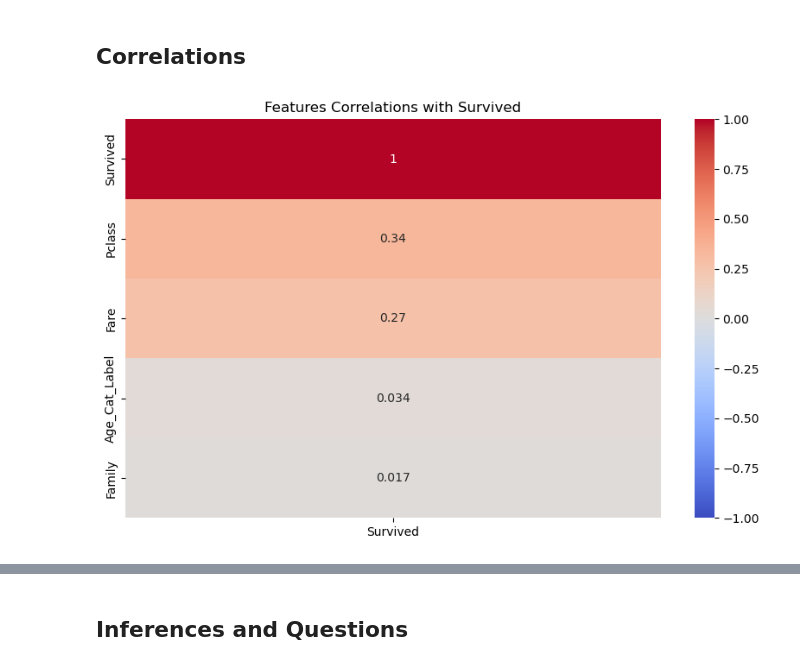
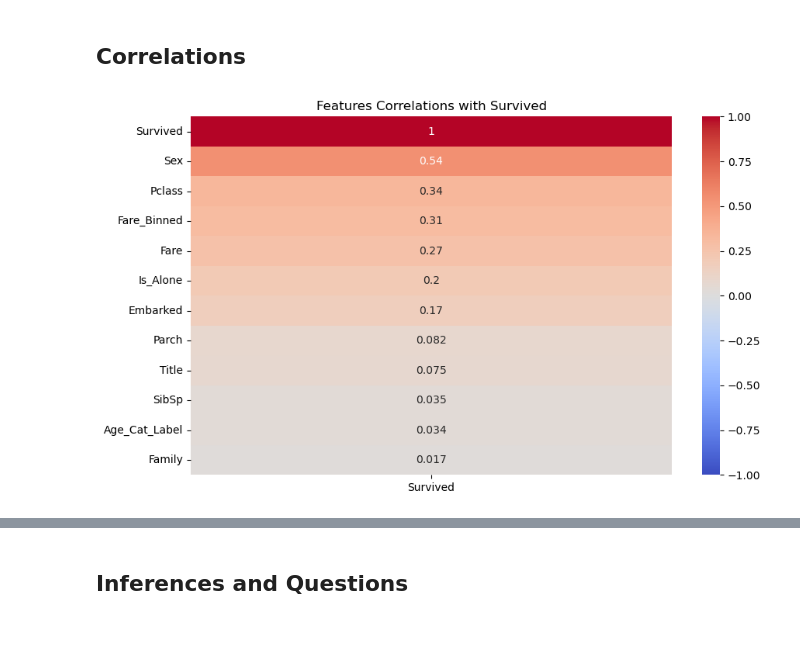
Before and after one commit to fatih-ml/titanic-survival-prediction, a Jupyter notebook: titanic_combined.ipynb, the cells around one changed output, grey strips where cells are left out. Cells and saved outputs as stored; diff of their text form; code cells hidden in the pictures; blank space fills up the shorter version.

```diff
--- a/titanic_combined.ipynb
+++ b/titanic_combined.ipynb
@@ -312,5 +317,5 @@ Currently i will drop Ticket Column, since it will not add too much value to my
-# %%
-df.drop(columns=['Ticket'], inplace=True)
+# %%
+df['Is_Alone'] = (df['Family'] == 1).astype(int)
 # %% [markdown]
 ## Check for Outliers
 # %%
@@ -416,0 +421,4 @@ df.sample(3)
+# %%
+df['Fare_Binned'] = pd.qcut(df['Fare'], q=5, labels=False, precision=3)
+df['Fare_Binned'] = df['Fare_Binned']+1
+df['Fare_Binned'].value_counts()
@@ -452,0 +490,5 @@ numerical_features = df_train.select_dtypes(include='number').columns
+# %%
+label_encoder_eda = LabelEncoder()
+df_encoded_eda = df_train[['Sex', 'Embarked', 'Title']].apply(label_encoder_eda.fit_transform)
+df_corr_labeled = pd.concat([df_train, df_encoded_eda], axis=1)
+df_corr_labeled.sample(3)
@@ -482,13 +534,13 @@ sns.histplot(df_train['Fare'], bins=20);
 ## Correlations
 # %%
 target_column = 'Survived'
-corr_matrix = df_train.corr()
+corr_matrix = df_corr_labeled.corr()
 corr_with_target = corr_matrix[target_column].apply(np.abs).sort_values(ascending=False)
 
 plt.figure(figsize=(10, 6))
 sns.heatmap(corr_with_target.to_frame(), annot=True, cmap='coolwarm', cbar=True, vmin=-1, vmax=1)
 plt.title(f'Features Correlations with {target_column}')
 plt.show()
 # %% [output]
-[figure, old version]
+[figure, new version]
 # %% [markdown]
```
Also changed, not shown: parts of 64 cells of this notebook, 15 other files.
